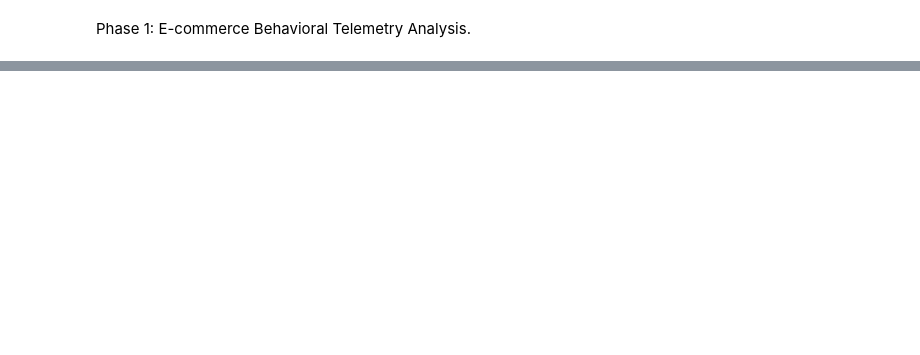
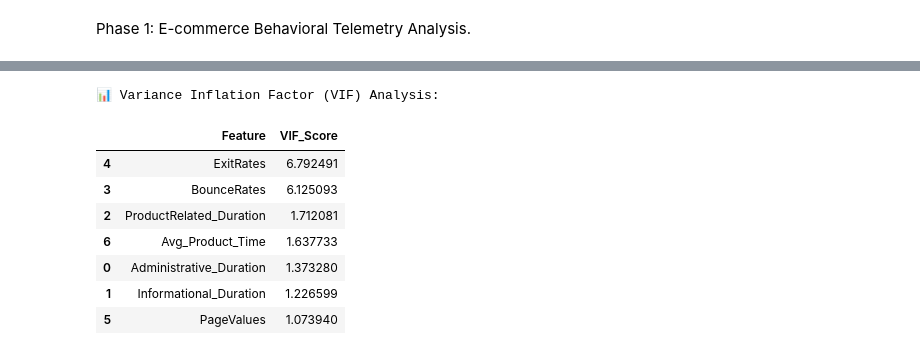
Before and after one commit to amarsidahmed4-afk/realtime-ecommerce-intent-engine, a Jupyter notebook: notebooks/01_exploratory.ipynb, the cells around one changed output, grey strips where cells are left out. Drawn from its saved outputs; the diff is of its cells as text; code cells hidden in the pictures; blank space fills up the shorter version.

```diff
--- a/notebooks/01_exploratory.ipynb
+++ b/notebooks/01_exploratory.ipynb
@@ -43,0 +61,34 @@ df.head()
+# %%
+# --- MULTICOLLINEARITY TEST (VIF) ---
+from statsmodels.stats.outliers_influence import variance_inflation_factor
+
+def check_collinearity(dataframe, numerical_columns):
+    """Calculates VIF to detect redundant continuous marketing metrics."""
+    temp_df = dataframe[numerical_columns].dropna()
+
+    vif_data = pd.DataFrame()
+    vif_data["Feature"] = temp_df.columns
+    vif_data["VIF_Score"] = [
+        variance_inflation_factor(temp_df.values, i)
+        for i in range(len(temp_df.columns))
+    ]
+    return vif_data.sort_values(by="VIF_Score", ascending=False)
+
+# Define our continuous journey metrics
+num_cols = [
+    'Administrative_Duration', 'Informational_Duration', 'ProductRelated_Duration',
+    'BounceRates', 'ExitRates', 'PageValues', 'Avg_Product_Time'
+]
+
+print("📊 Variance Inflation Factor (VIF) Analysis:")
+display(check_collinearity(df, num_cols))
+# %% [output]
+📊 Variance Inflation Factor (VIF) Analysis:
+|  | Feature | VIF_Score |
+| 4 | ExitRates | 6.792491 |
+| 3 | BounceRates | 6.125093 |
+| 2 | ProductRelated_Duration | 1.712081 |
+| 6 | Avg_Product_Time | 1.637733 |
+| 0 | Administrative_Duration | 1.373280 |
+| 1 | Informational_Duration | 1.226599 |
+| 5 | PageValues | 1.073940 |
```
Also changed, not shown: parts of 5 cells of this notebook, 3 other files.
